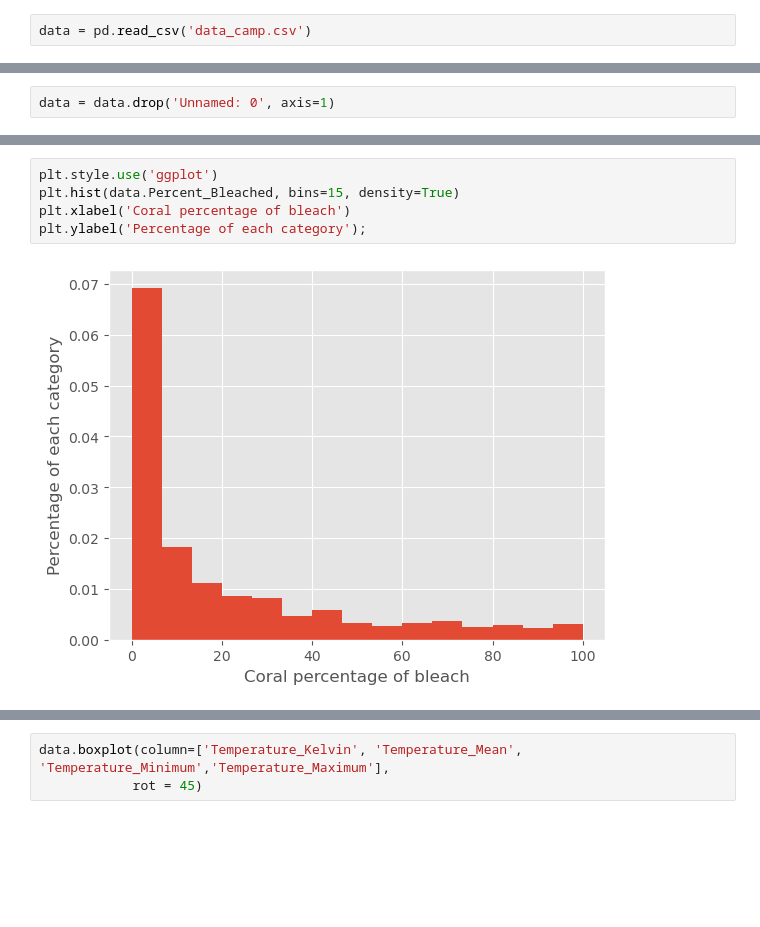
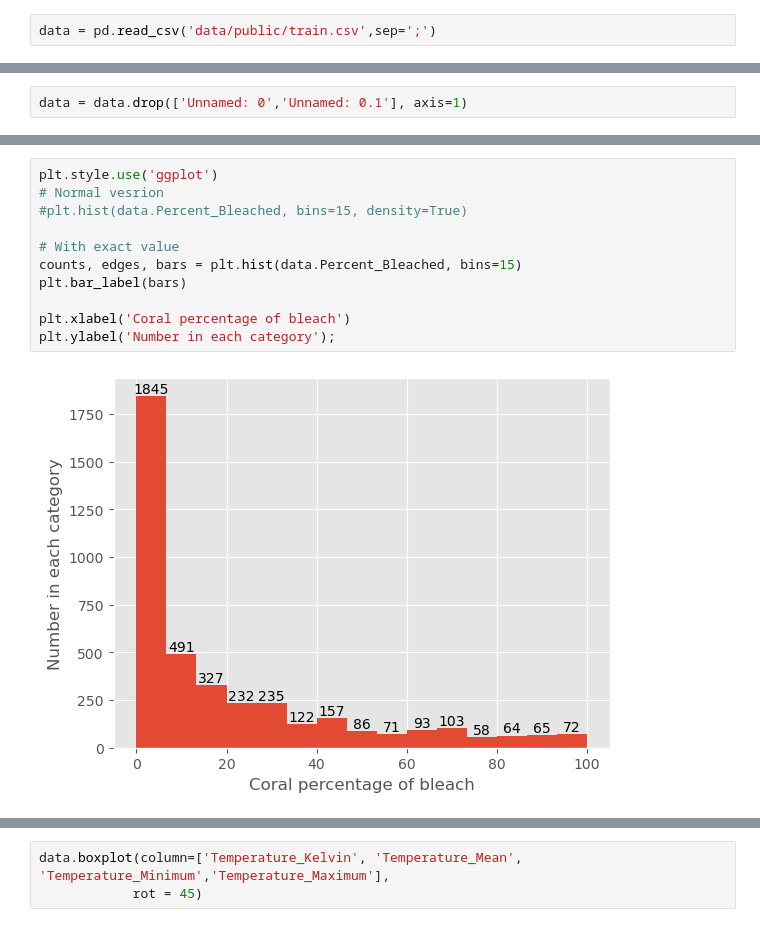
Before and after one commit to AlexisMichalowski/DC_Coral, a Jupyter notebook: dataVisualisation.ipynb, the cells around one changed output, grey strips where cells are left out. Drawn from its saved outputs; the diff is of its cells as text; blank space fills up the shorter version.

Commit message:
added some visualisation

```diff
--- a/dataVisualisation.ipynb
+++ b/dataVisualisation.ipynb
@@ -4,5 +6,5 @@ import matplotlib.pyplot as plt
 # %%
-data = pd.read_csv('data_camp.csv')
+data = pd.read_csv('data/public/train.csv',sep=';')
 # %%
 data.head()
 # %% [output]
@@ -33,5 +18,5 @@ Index(['Unnamed: 0', 'Sample_ID', 'Site_ID', 'ClimSST', 'Temperature_Kelvin',
 # %%
-data = data.drop('Unnamed: 0', axis=1)
+data = data.drop(['Unnamed: 0','Unnamed: 0.1'], axis=1)
 # %%
 data.head()
 # %% [output]
@@ -51,7 +59,13 @@ Number of attributes : 42
 # %%
 plt.style.use('ggplot')
-plt.hist(data.Percent_Bleached, bins=15, density=True)
+# Normal vesrion
+#plt.hist(data.Percent_Bleached, bins=15, density=True)
+
+# With exact value
+counts, edges, bars = plt.hist(data.Percent_Bleached, bins=15)
+plt.bar_label(bars)
+
 plt.xlabel('Coral percentage of bleach')
-plt.ylabel('Percentage of each category');
+plt.ylabel('Number in each category');
 # %% [output]
-[figure, old version]
+[figure, new version]
```
Also changed, not shown: parts of 9 cells of this notebook.
